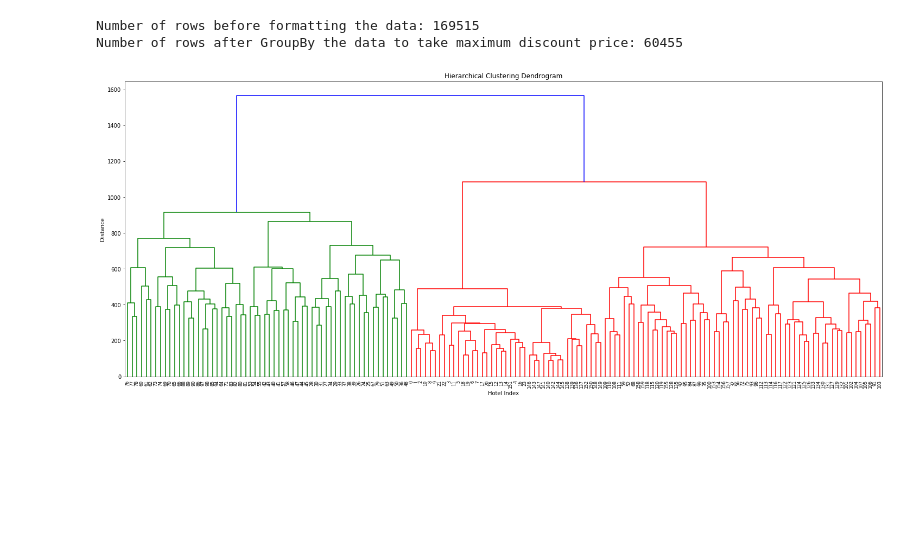
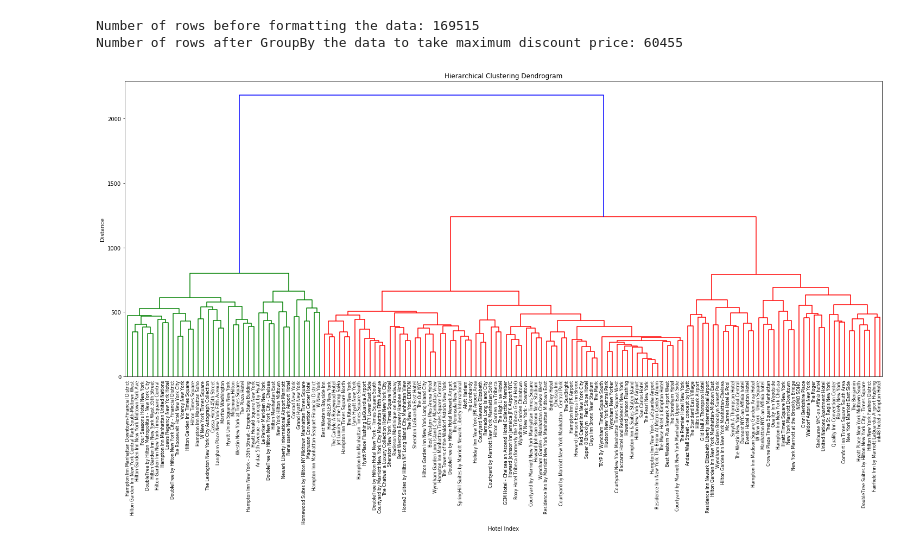
Before and after one commit to barzrcom/data_science, a Jupyter notebook: project/task_3_clustering.ipynb, the cells around one changed output. Drawn from its saved outputs; the diff is of its cells as text; code cells hidden in the pictures; blank space fills up the shorter version.

```diff
--- a/project/task_3_clustering.ipynb
+++ b/project/task_3_clustering.ipynb
@@ -70,16 +72,18 @@ new_df.to_csv(new_csv, index=True, index_label=False)
 # %%
 # calculate full dendrogram
 plt.figure(figsize=(25, 10))
 plt.title('Hierarchical Clustering Dendrogram')
 plt.xlabel('Hotel Index')
 plt.ylabel('Distance')
 # generate the linkage matrix
-Z = linkage(new_df.T.values, 'ward')
+Z = linkage(new_df, 'ward')
+# print(Z)
 dendrogram(
     Z,
+    labels=new_df.index.values,
     leaf_rotation=90.,  # rotates the x axis labels
     leaf_font_size=8.,  # font size for the x axis labels
 )
 plt.show()
 # %% [output]
-[figure, old version]
+[figure, new version]
```
Also changed, not shown: parts of 1 cell of this notebook.
